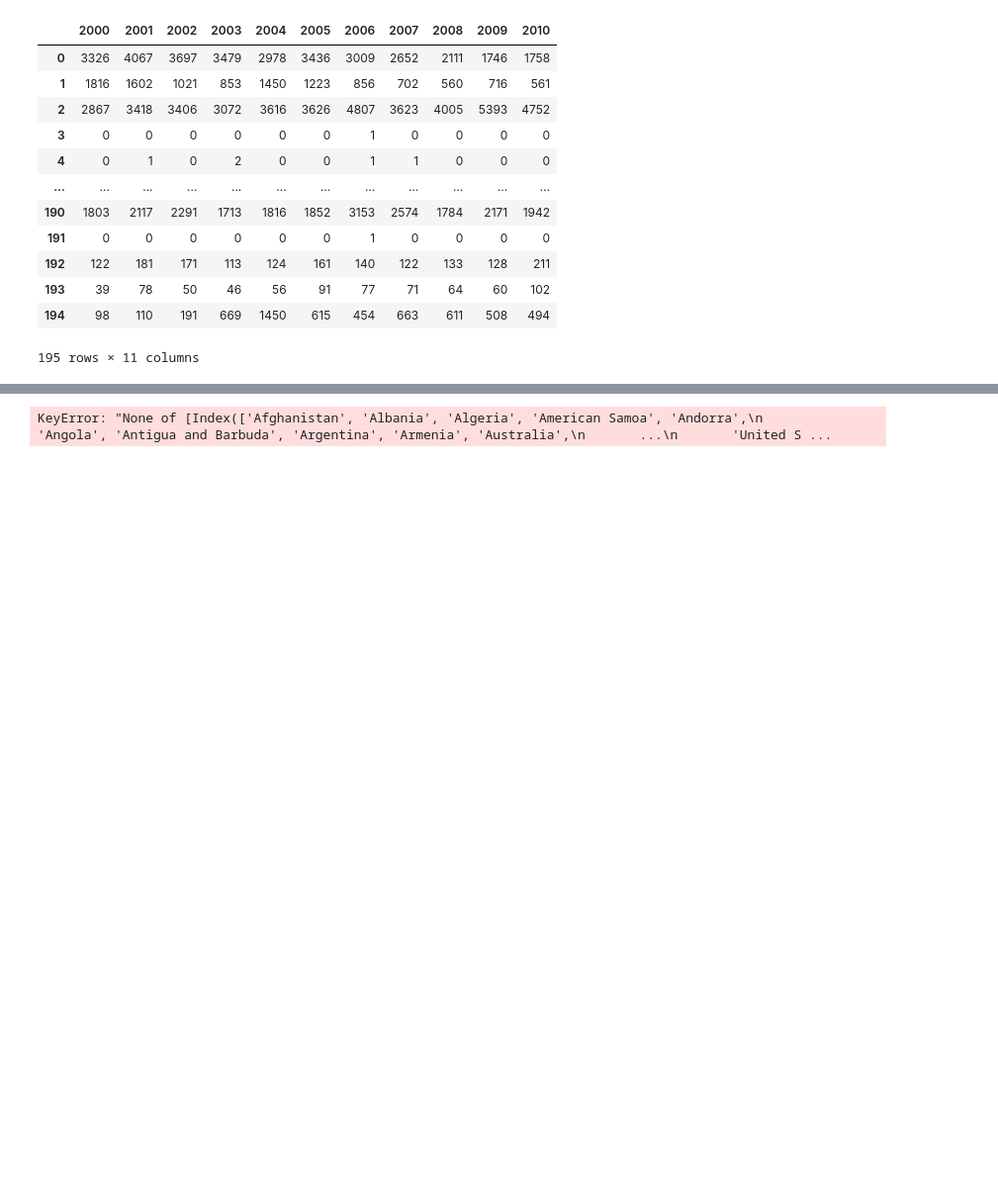
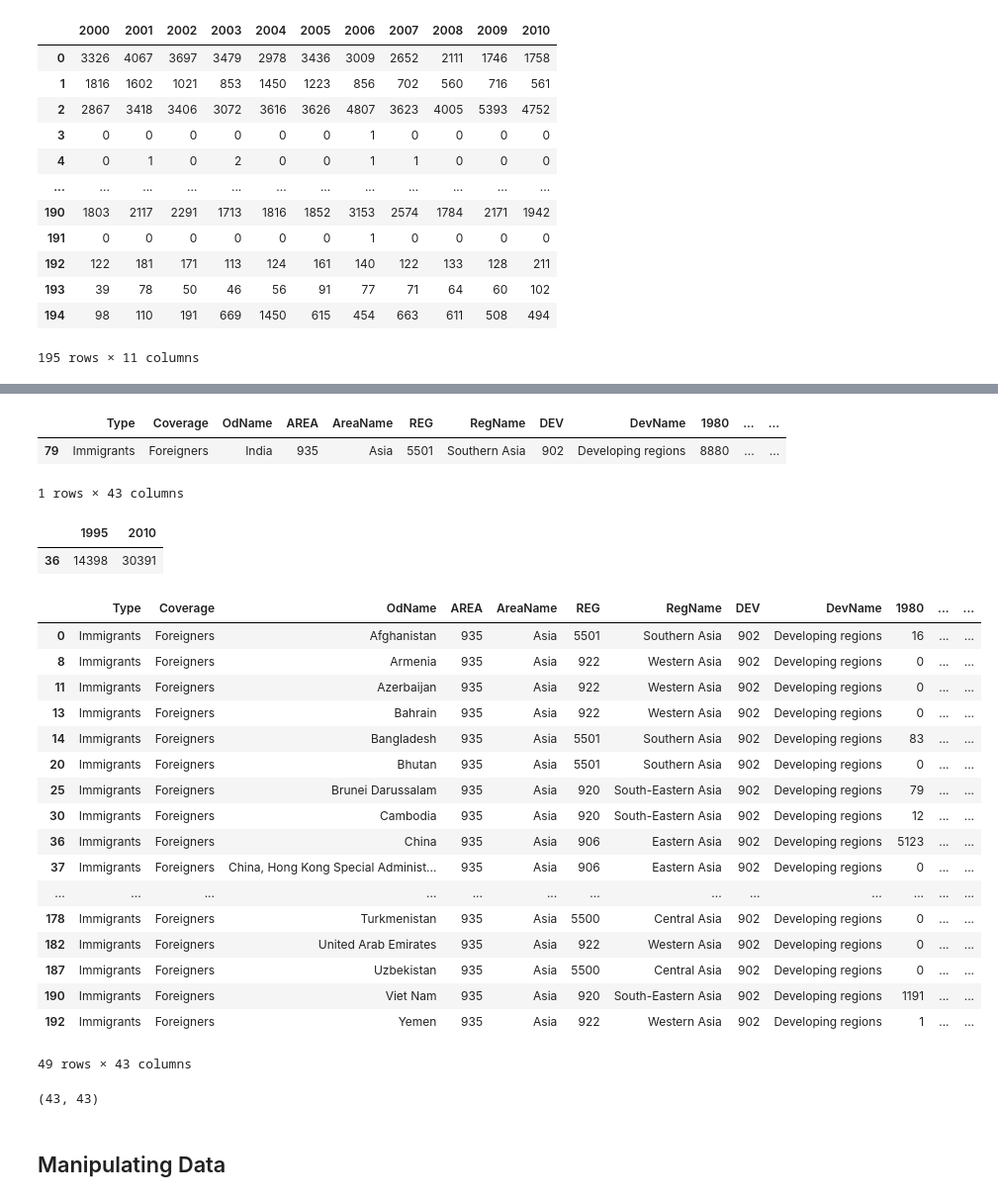
Before and after one commit to AsmitaMaurya24/python-data-sciene, a Jupyter notebook: data_science/pandas_intro.ipynb, the cells around one changed output, grey strips where cells are left out. Shown: that part at 99% size. Drawn from its saved outputs; the diff is of its cells as text; code cells hidden in the pictures; blank space fills up the shorter version.

```diff
--- a/data_science/pandas_intro.ipynb
+++ b/data_science/pandas_intro.ipynb
@@ -294,4 +319,39 @@ df[[2000,2001, 2002, 2003, 2004, 2005, 2006, 2007, 2008, 2009, 2010 ]]
 # %%
-df[ df['OdName']] == 'India'
+df[ df['OdName'] =='India']
 # %% [output]
+|  | Type | Coverage | OdName | AREA | AreaName | REG | RegName | DEV | DevName | 1980 | ... | ... |
+| 79 | Immigrants | Foreigners | India | 935 | Asia | 5501 | Southern Asia | 902 | Developing regions | 8880 | ... | ... |
-KeyError: "None of [Index(['Afghanistan', 'Albania', 'Algeria', 'American Samoa', 'Andorra',\n       'Angola', 'Antigua and Barbuda', 'Argentina', 'Armenia', 'Australia',\n       ...\n       'United S ...
+1 rows × 43 columns
+# %%
+china_df = df[df['OdName'] =='China']   #1
+china_df[[1995,2010]]
+# %% [output]
+|  | 1995 | 2010 |
+| 36 | 14398 | 30391 |
+# %%
+df[ df['AreaName'] =='Asia']   #2
+# %% [output]
+|  | Type | Coverage | OdName | AREA | AreaName | REG | RegName | DEV | DevName | 1980 | ... | ... |
+| 0 | Immigrants | Foreigners | Afghanistan | 935 | Asia | 5501 | Southern Asia | 902 | Developing regions | 16 | ... | ... |
+| 8 | Immigrants | Foreigners | Armenia | 935 | Asia | 922 | Western Asia | 902 | Developing regions | 0 | ... | ... |
+| 11 | Immigrants | Foreigners | Azerbaijan | 935 | Asia | 922 | Western Asia | 902 | Developing regions | 0 | ... | ... |
+| 13 | Immigrants | Foreigners | Bahrain | 935 | Asia | 922 | Western Asia | 902 | Developing regions | 0 | ... | ... |
+| 14 | Immigrants | Foreigners | Bangladesh | 935 | Asia | 5501 | Southern Asia | 902 | Developing regions | 83 | ... | ... |
+| 20 | Immigrants | Foreigners | Bhutan | 935 | Asia | 5501 | Southern Asia | 902 | Developing regions | 0 | ... | ... |
+| 25 | Immigrants | Foreigners | Brunei Darussalam | 935 | Asia | 920 | South-Eastern Asia | 902 | Developing regions | 79 | ... | ... |
+| 30 | Immigrants | Foreigners | Cambodia | 935 | Asia | 920 | South-Eastern Asia | 902 | Developing regions | 12 | ... | ... |
+| 36 | Immigrants | Foreigners | China | 935 | Asia | 906 | Eastern Asia | 902 | Developing regions | 5123 | ... | ... |
+| 37 | Immigrants | Foreigners | China, Hong Kong Special Administ... | 935 | Asia | 906 | Eastern Asia | 902 | Developing regions | 0 | ... | ... |
+| ... | ... | ... | ... | ... | ... | ... | ... | ... | ... | ... | ... | ... |
+| 178 | Immigrants | Foreigners | Turkmenistan | 935 | Asia | 5500 | Central Asia | 902 | Developing regions | 0 | ... | ... |
+| 182 | Immigrants | Foreigners | United Arab Emirates | 935 | Asia | 922 | Western Asia | 902 | Developing regions | 0 | ... | ... |
+| 187 | Immigrants | Foreigners | Uzbekistan | 935 | Asia | 5500 | Central Asia | 902 | Developing regions | 0 | ... | ... |
+| 190 | Immigrants | Foreigners | Viet Nam | 935 | Asia | 920 | South-Eastern Asia | 902 | Developing regions | 1191 | ... | ... |
+| 192 | Immigrants | Foreigners | Yemen | 935 | Asia | 922 | Western Asia | 902 | Developing regions | 1 | ... | ... |
+49 rows × 43 columns
+# %%
+df[ df['AreaName']=='Europe'].shape  #3
+# %% [output]
+(43, 43)
+# %% [markdown]
+## Manipulating Data
```
Also changed, not shown: parts of 19 cells of this notebook.
